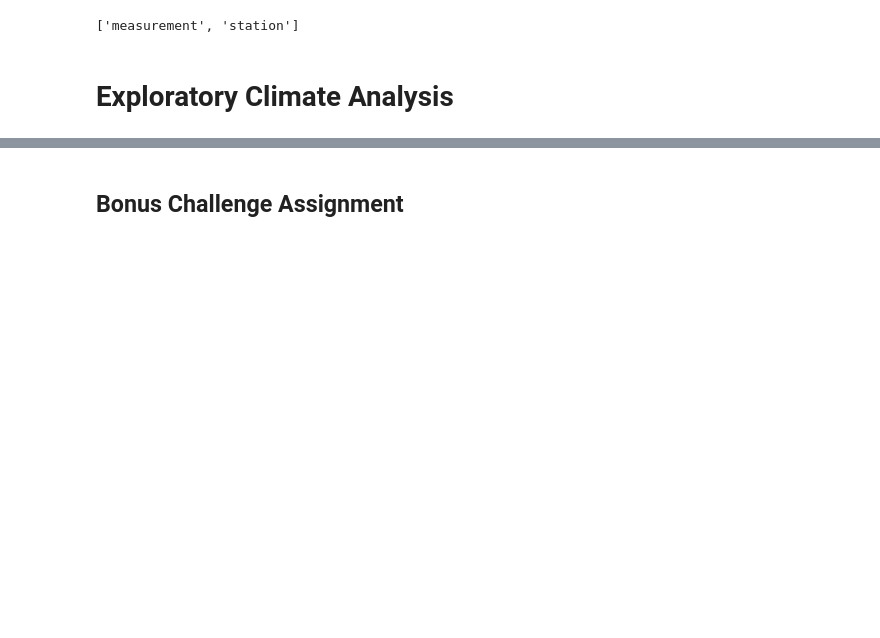
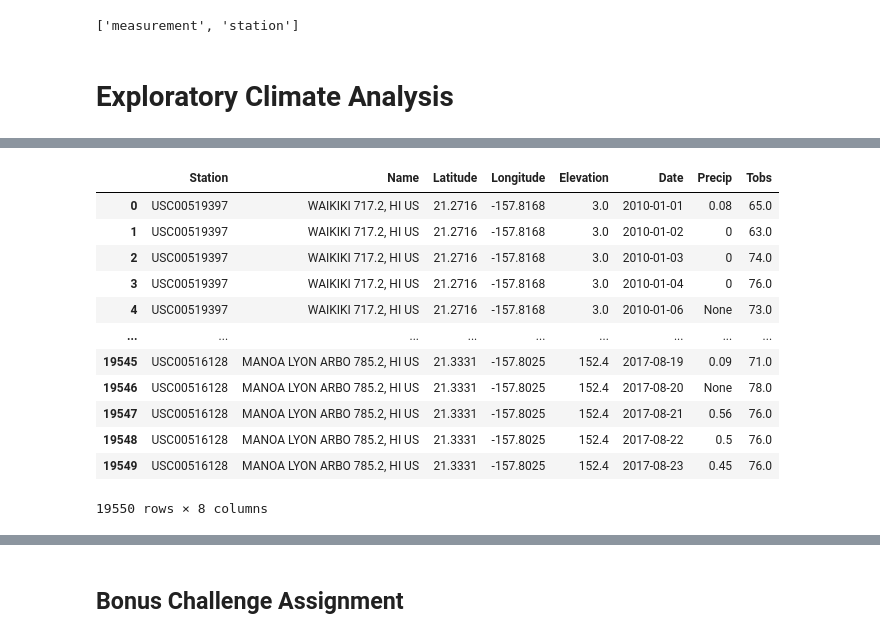
Before and after one commit to thenry390/sqlalchemy-challenge, a Jupyter notebook: climate_starter.ipynb, the cells around one changed output, grey strips where cells are left out. Saved outputs shown, nothing was run; the diff lists cells and outputs as text; code cells hidden in the pictures; blank space fills up the shorter version.

```diff
--- a/climate_starter.ipynb
+++ b/climate_starter.ipynb
@@ -63,3 +229,47 @@ session = Session(engine)
 # %%
 # What are the most active stations? (i.e. what stations have the most rows)?
 # List the stations and the counts in descending order.
+'''
+Station
+---------------
+id INTEGER
+station TEXT
+name TEXT
+latitude FLOAT
+longitude FLOAT
+elevation FLOAT
+
+Measurement
+---------------
+id INTEGER
+station TEXT
+date TEXT
+prcp FLOAT
+tobs FLOAT
+'''
+
+sel = [Station.station, Station.name, Station.latitude, Station.longitude, Station.elevation, Measurement.date, Measurement.prcp, Measurement.tobs]
+results = session.query(*sel).filter(Station.station == Measurement.station).all()
+# %%
+results_df=pd.DataFrame(columns = ["Station", "Name", "Latitude", "Longitude", "Elevation", "Date", "Precip", "Tobs"])
+
+for result in results:
+    station_station, station_name, station_lat, station_lon, station_elev, measure_date, measure_prcp, measure_tobs = result
+    results_df=results_df.append({'Station':station_station,'Name':station_name,'Latitude':station_lat,'Longitude':station_lon,'Elevation':station_elev,'Date':measure_date,'Precip':measure_prcp, 'Tobs':measure_tobs}, ignore_index=True)
+
+#results_df  = results_df .dropna()
+results_df
+# %% [output]
+|  | Station | Name | Latitude | Longitude | Elevation | Date | Precip | Tobs |
+| 0 | USC00519397 | WAIKIKI 717.2, HI US | 21.2716 | -157.8168 | 3.0 | 2010-01-01 | 0.08 | 65.0 |
+| 1 | USC00519397 | WAIKIKI 717.2, HI US | 21.2716 | -157.8168 | 3.0 | 2010-01-02 | 0 | 63.0 |
+| 2 | USC00519397 | WAIKIKI 717.2, HI US | 21.2716 | -157.8168 | 3.0 | 2010-01-03 | 0 | 74.0 |
+| 3 | USC00519397 | WAIKIKI 717.2, HI US | 21.2716 | -157.8168 | 3.0 | 2010-01-04 | 0 | 76.0 |
+| 4 | USC00519397 | WAIKIKI 717.2, HI US | 21.2716 | -157.8168 | 3.0 | 2010-01-06 | None | 73.0 |
+| ... | ... | ... | ... | ... | ... | ... | ... | ... |
+| 19545 | USC00516128 | MANOA LYON ARBO 785.2, HI US | 21.3331 | -157.8025 | 152.4 | 2017-08-19 | 0.09 | 71.0 |
+| 19546 | USC00516128 | MANOA LYON ARBO 785.2, HI US | 21.3331 | -157.8025 | 152.4 | 2017-08-20 | None | 78.0 |
+| 19547 | USC00516128 | MANOA LYON ARBO 785.2, HI US | 21.3331 | -157.8025 | 152.4 | 2017-08-21 | 0.56 | 76.0 |
+| 19548 | USC00516128 | MANOA LYON ARBO 785.2, HI US | 21.3331 | -157.8025 | 152.4 | 2017-08-22 | 0.5 | 76.0 |
+| 19549 | USC00516128 | MANOA LYON ARBO 785.2, HI US | 21.3331 | -157.8025 | 152.4 | 2017-08-23 | 0.45 | 76.0 |
+19550 rows × 8 columns
```
Also changed, not shown: parts of 15 cells of this notebook, 1 other file.
